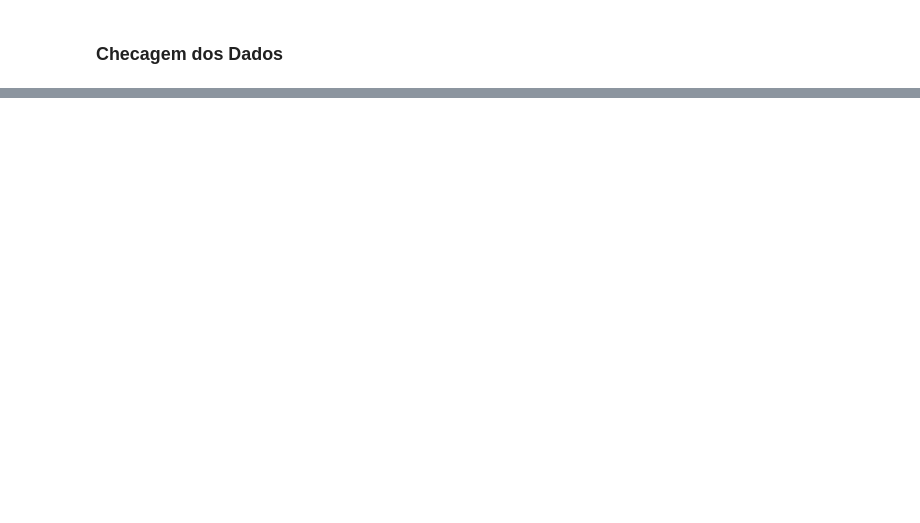
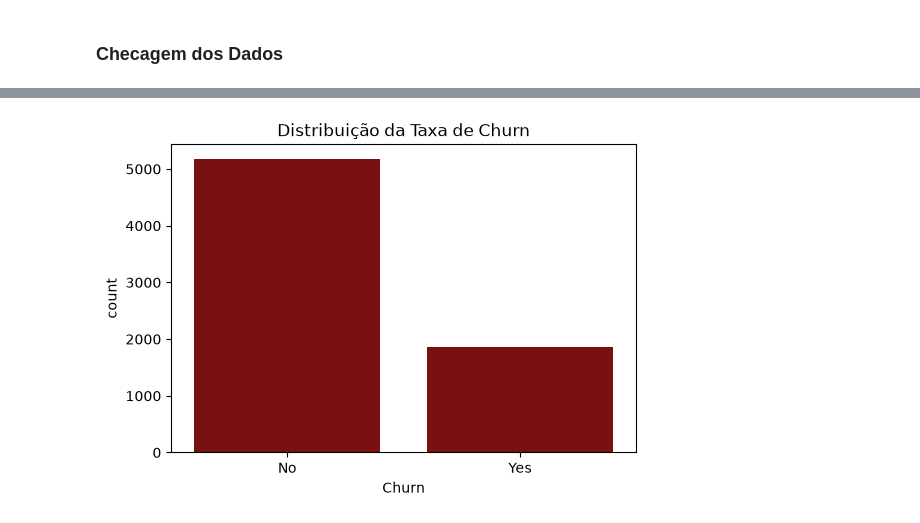
Before and after one commit to rouxstuff/churn_analysis, a Jupyter notebook: churn_analysis.ipynb, the cells around one changed output, grey strips where cells are left out. Cells and saved outputs as stored; diff of their text form; code cells hidden in the pictures; blank space fills up the shorter version.

```diff
--- a/churn_analysis.ipynb
+++ b/churn_analysis.ipynb
@@ -150,0 +98,7 @@ Churn
+# %%
+plt.figure(figsize=(6,4))
+sns.countplot(data, x='Churn', color='darkred')
+plt.title('Distribuição da Taxa de Churn')
+plt.show()
+# %% [output]
+[figure, added]
```
Also changed, not shown: parts of 27 cells of this notebook, 1 other file.
